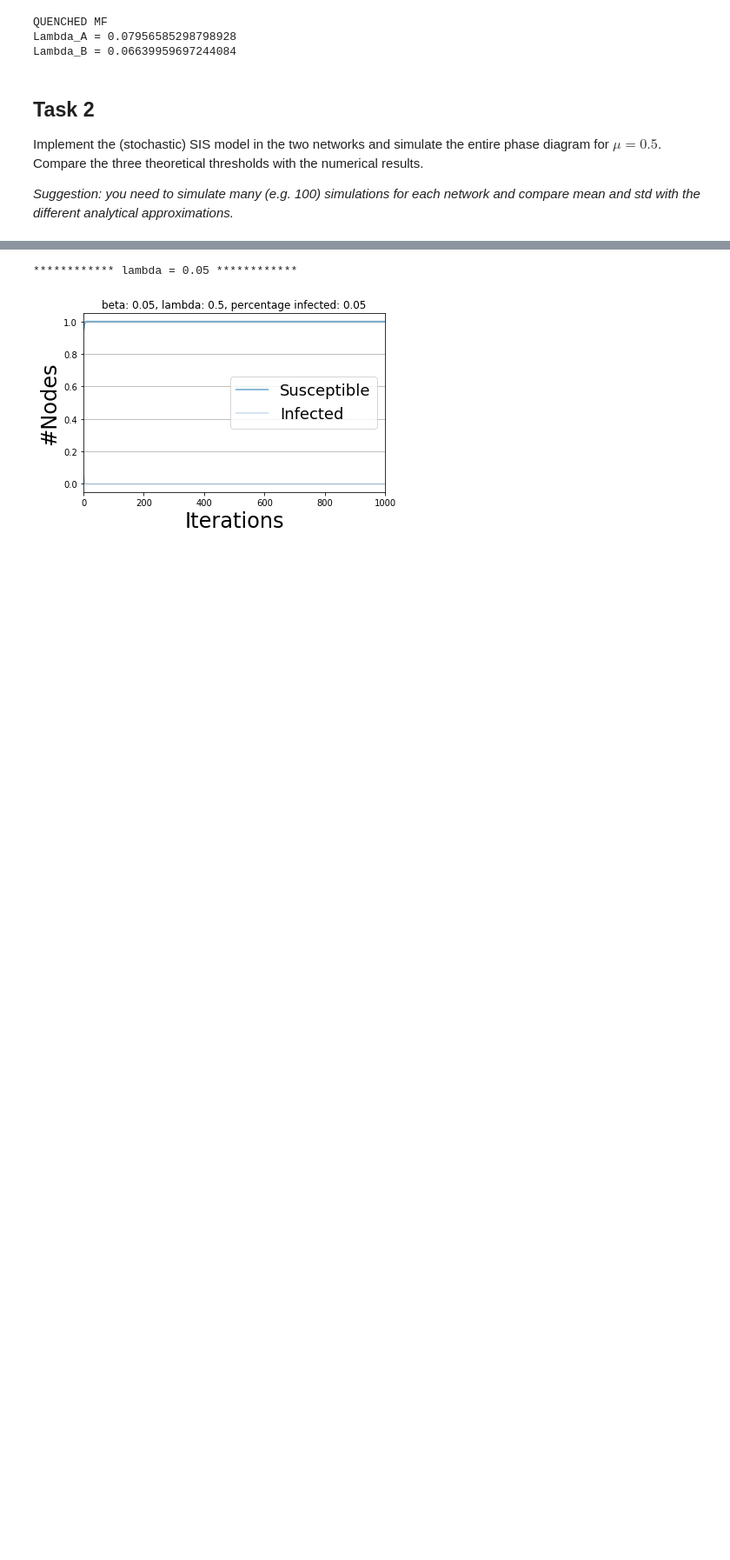
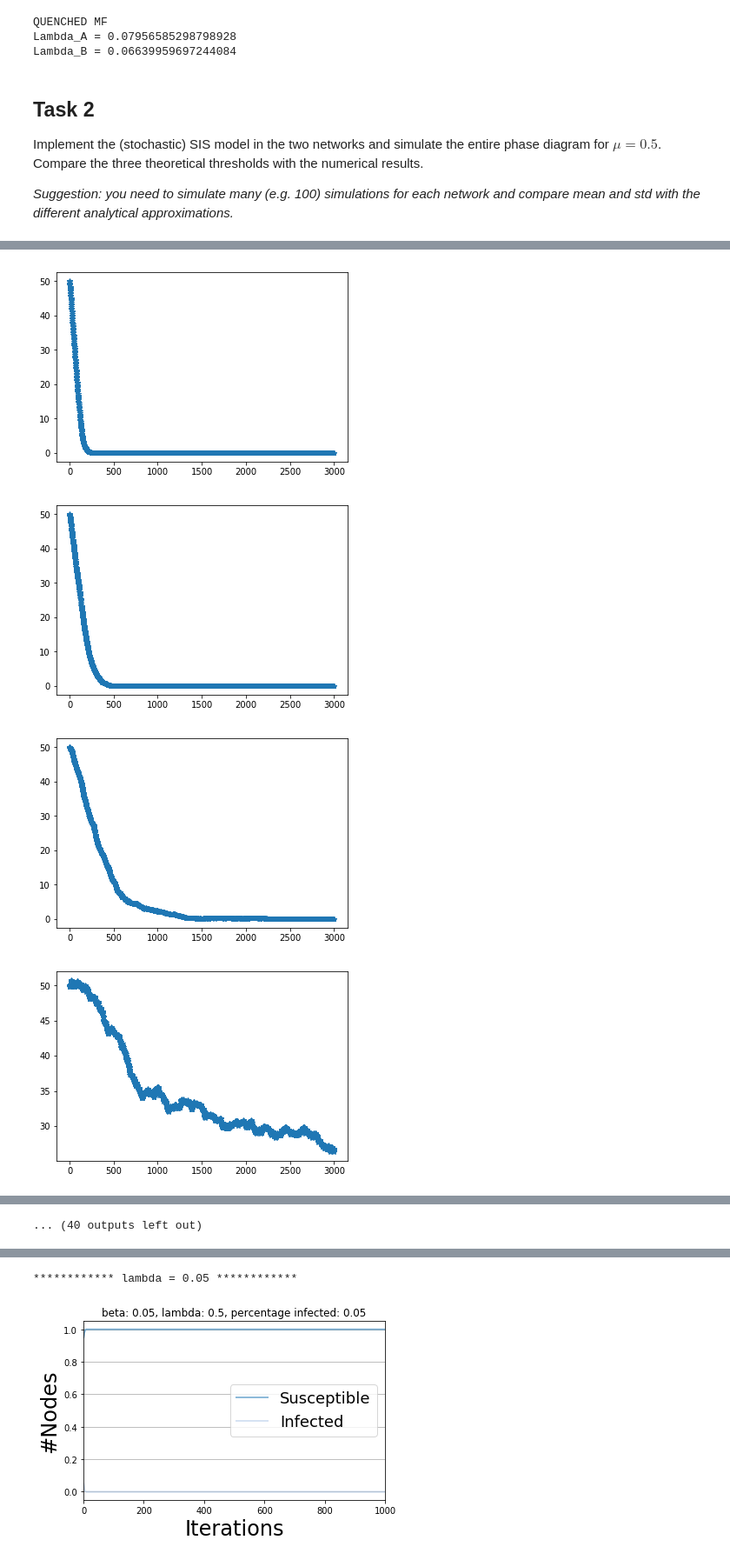
Before and after one commit to Agos95/ComplexSyst, a Jupyter notebook: 02/Agostini_Federico_code2.ipynb, the cells around one changed output, grey strips where cells are left out. Shown at 87% size. Drawn from its saved outputs; the diff is of its cells as text; code cells hidden in the pictures; blank space fills up the shorter version.

```diff
--- a/02/Agostini_Federico_code2.ipynb
+++ b/02/Agostini_Federico_code2.ipynb
@@ -241,0 +215,18 @@ test
+# %%
+lambda_mean_list = np.loadtxt("I_mean_netA_0_1.gz")
+lambdas = np.linspace(0.05,1, 50)
+I_final=[]
+
+for i in lambda_mean_list:
+    plt.plot(i, "*")
+    plt.show()
+
+    I_temp=i[-500:]
+    I_final.append(I_temp.mean())
+
+plt.plot(lambdas,I_final,"*")
+# %% [output]
+[figure, added]
+[figure, added]
+[figure, added]
+[figure, added]
@@ -241,0 +241 @@ test
+... (40 outputs left out)
```
Also changed, not shown: parts of 16 cells of this notebook, 5 other files.
